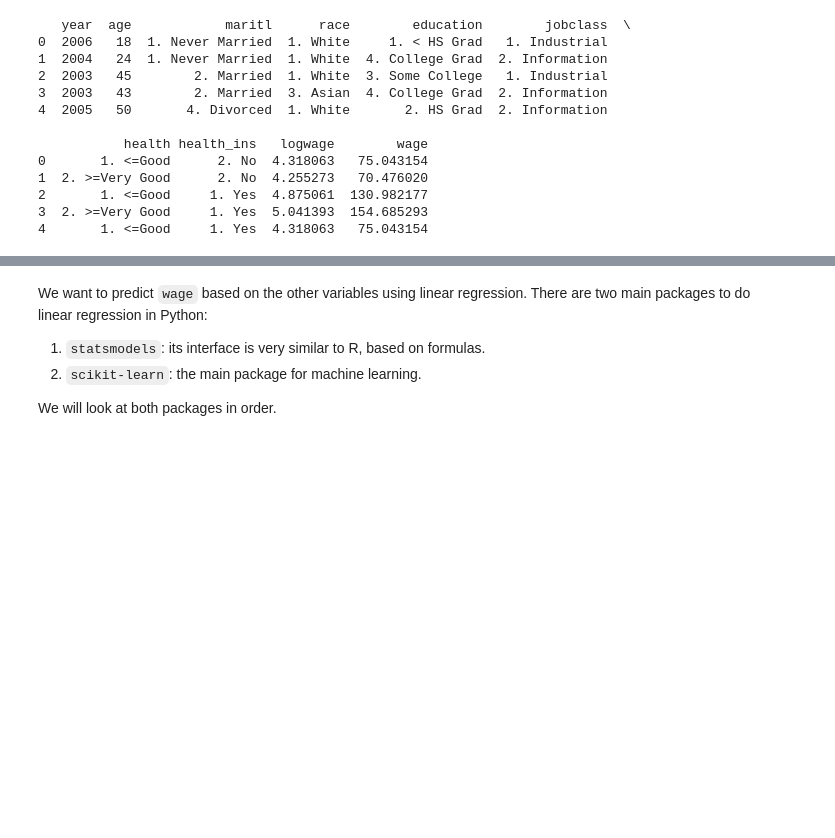
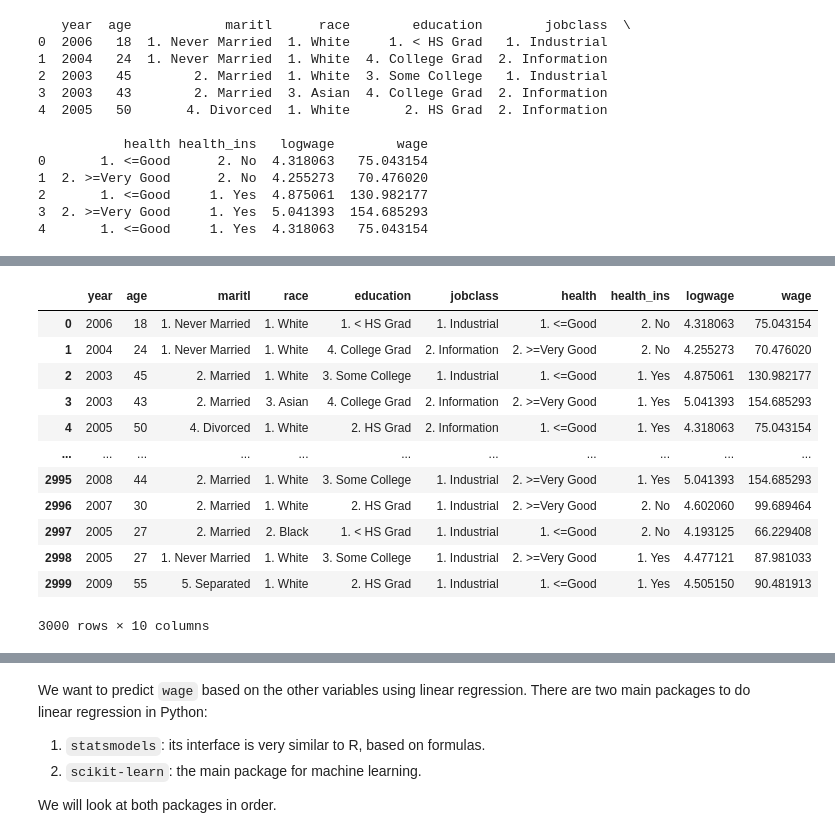
Before and after one commit to aaneloy/DATA2010-Fall2021-Lab, a Jupyter notebook: Linear Regression/Linear-regression.ipynb, the cells around one changed output, grey strips where cells are left out. Saved outputs shown, nothing was run; the diff lists cells and outputs as text; code cells hidden in the pictures; blank space fills up the shorter version.

```diff
--- a/Linear Regression/Linear-regression.ipynb
+++ b/Linear Regression/Linear-regression.ipynb
@@ -34,0 +100,18 @@ print(data.head())
+# %%
+df = data.copy()
+# %%
+df
+# %% [output]
+|  | year | age | maritl | race | education | jobclass | health | health_ins | logwage | wage |
+| 0 | 2006 | 18 | 1. Never Married | 1. White | 1. < HS Grad | 1. Industrial | 1. <=Good | 2. No | 4.318063 | 75.043154 |
+| 1 | 2004 | 24 | 1. Never Married | 1. White | 4. College Grad | 2. Information | 2. >=Very Good | 2. No | 4.255273 | 70.476020 |
+| 2 | 2003 | 45 | 2. Married | 1. White | 3. Some College | 1. Industrial | 1. <=Good | 1. Yes | 4.875061 | 130.982177 |
+| 3 | 2003 | 43 | 2. Married | 3. Asian | 4. College Grad | 2. Information | 2. >=Very Good | 1. Yes | 5.041393 | 154.685293 |
+| 4 | 2005 | 50 | 4. Divorced | 1. White | 2. HS Grad | 2. Information | 1. <=Good | 1. Yes | 4.318063 | 75.043154 |
+| ... | ... | ... | ... | ... | ... | ... | ... | ... | ... | ... |
+| 2995 | 2008 | 44 | 2. Married | 1. White | 3. Some College | 1. Industrial | 2. >=Very Good | 1. Yes | 5.041393 | 154.685293 |
+| 2996 | 2007 | 30 | 2. Married | 1. White | 2. HS Grad | 1. Industrial | 2. >=Very Good | 2. No | 4.602060 | 99.689464 |
+| 2997 | 2005 | 27 | 2. Married | 2. Black | 1. < HS Grad | 1. Industrial | 1. <=Good | 2. No | 4.193125 | 66.229408 |
+| 2998 | 2005 | 27 | 1. Never Married | 1. White | 3. Some College | 1. Industrial | 2. >=Very Good | 1. Yes | 4.477121 | 87.981033 |
+| 2999 | 2009 | 55 | 5. Separated | 1. White | 2. HS Grad | 1. Industrial | 1. <=Good | 1. Yes | 4.505150 | 90.481913 |
+3000 rows × 10 columns
```
Also changed, not shown: parts of 20 cells of this notebook.
